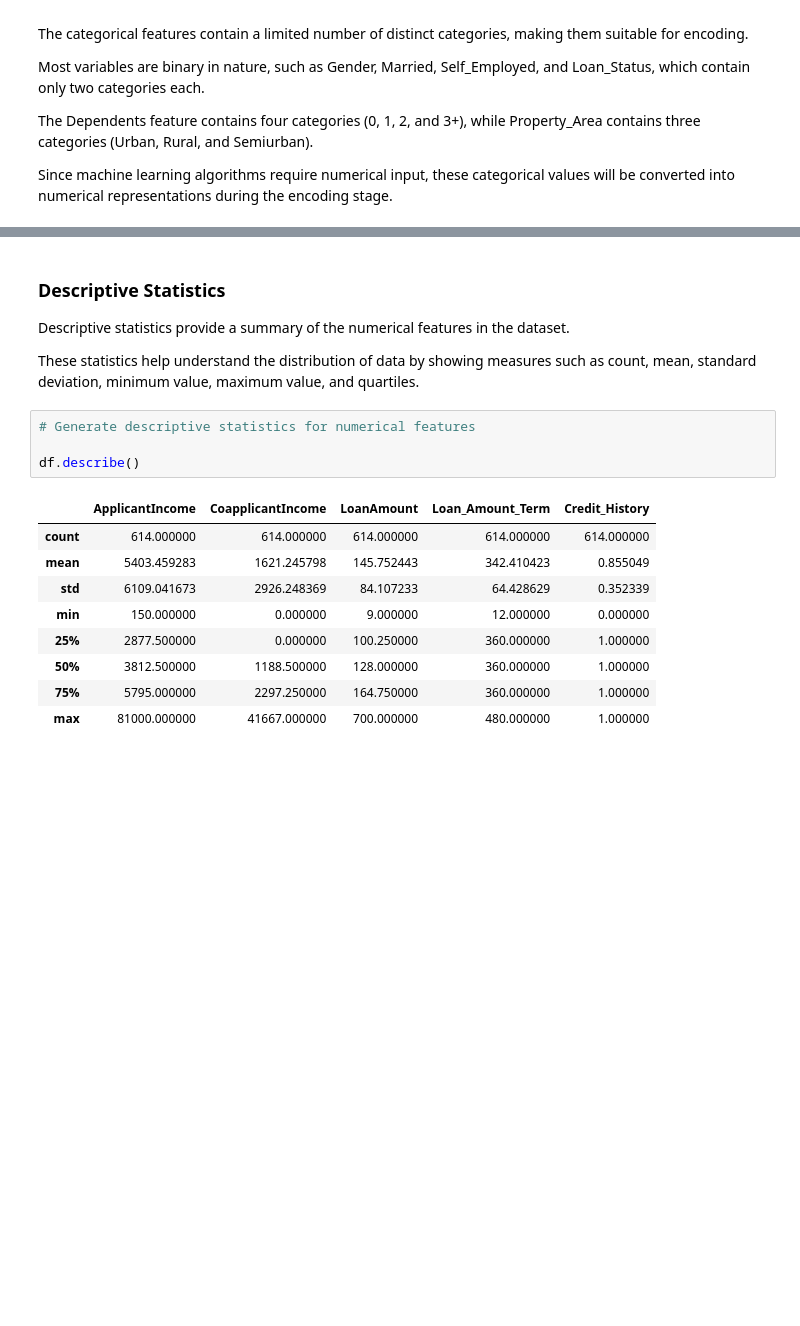
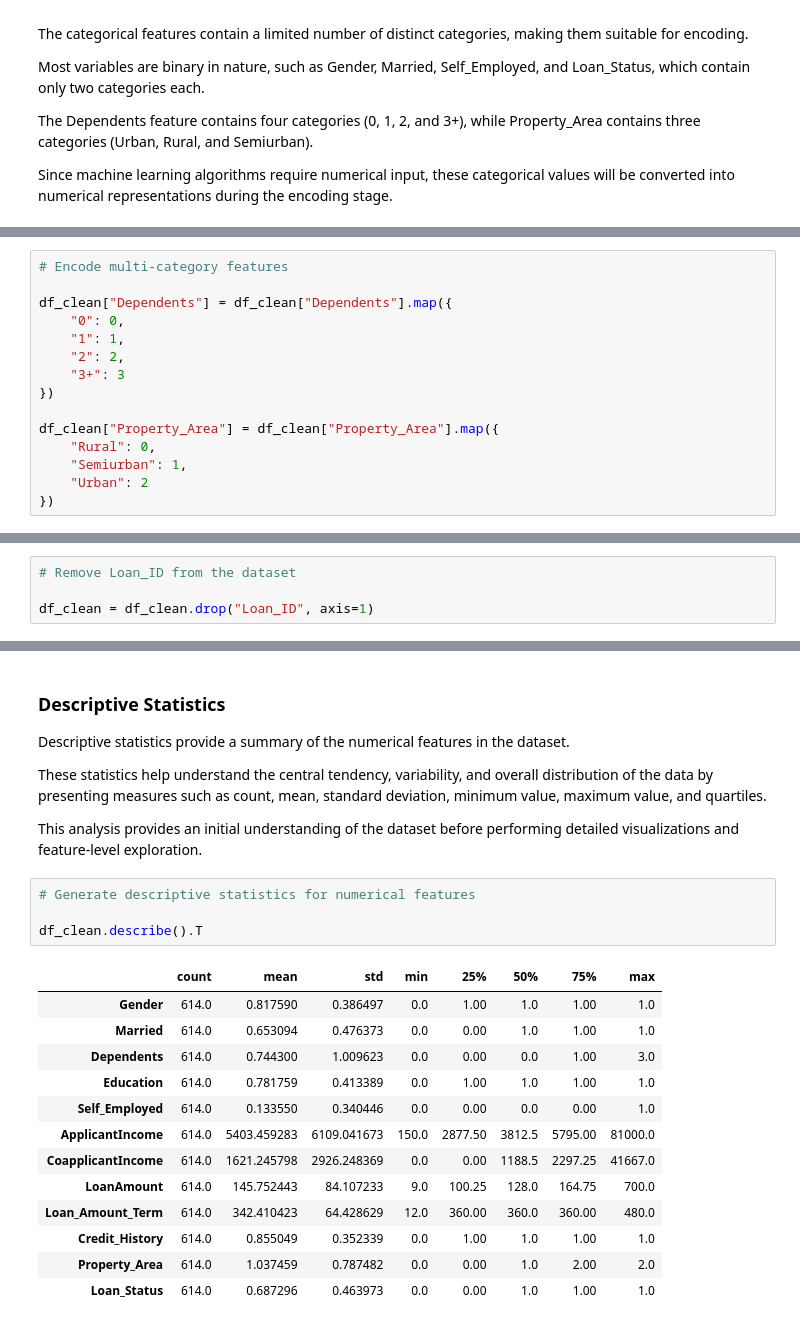
Before and after one commit to huzaifawaheed2/DevelopersHub-Corporation-Internship, a Jupyter notebook: Project-02-Credit-Risk-Prediction/notebooks/credit_risk_prediction.ipynb, the cells around one changed output, grey strips where cells are left out. Cells and saved outputs as stored; diff of their text form; blank space fills up the shorter version.

```diff
--- a/Project-02-Credit-Risk-Prediction/notebooks/credit_risk_prediction.ipynb
+++ b/Project-02-Credit-Risk-Prediction/notebooks/credit_risk_prediction.ipynb
@@ -465,0 +523,15 @@ Since machine learning algorithms require numerical input, these categorical val
+# %%
+# Encode multi-category features
+
+df_clean["Dependents"] = df_clean["Dependents"].map({
+    "0": 0,
+    "1": 1,
+    "2": 2,
+    "3+": 3
+})
+
+df_clean["Property_Area"] = df_clean["Property_Area"].map({
+    "Rural": 0,
+    "Semiurban": 1,
+    "Urban": 2
+})
@@ -465,0 +576,4 @@ Since machine learning algorithms require numerical input, these categorical val
+# %%
+# Remove Loan_ID from the dataset
+
+df_clean = df_clean.drop("Loan_ID", axis=1)
@@ -468,21 +659,27 @@ Since machine learning algorithms require numerical input, these categorical val
 
 Descriptive statistics provide a summary of the numerical features in the dataset.
 
-These statistics help understand the distribution of data by showing measures such as count, mean, standard deviation, minimum value, maximum value, and quartiles.
+These statistics help understand the central tendency, variability, and overall distribution of the data by presenting measures such as count, mean, standard deviation, minimum value, maximum value, and quartiles.
+
+This analysis provides an initial understanding of the dataset before performing detailed visualizations and feature-level exploration.
 # %%
 # Generate descriptive statistics for numerical features
 
-df.describe()
+df_clean.describe().T
 # %% [output]
-|  | ApplicantIncome | CoapplicantIncome | LoanAmount | Loan_Amount_Term | Credit_History |
-| count | 614.000000 | 614.000000 | 614.000000 | 614.000000 | 614.000000 |
-| mean | 5403.459283 | 1621.245798 | 145.752443 | 342.410423 | 0.855049 |
-| std | 6109.041673 | 2926.248369 | 84.107233 | 64.428629 | 0.352339 |
-| min | 150.000000 | 0.000000 | 9.000000 | 12.000000 | 0.000000 |
-| 25% | 2877.500000 | 0.000000 | 100.250000 | 360.000000 | 1.000000 |
-| 50% | 3812.500000 | 1188.500000 | 128.000000 | 360.000000 | 1.000000 |
-| 75% | 5795.000000 | 2297.250000 | 164.750000 | 360.000000 | 1.000000 |
-| max | 81000.000000 | 41667.000000 | 700.000000 | 480.000000 | 1.000000 |
+|  | count | mean | std | min | 25% | 50% | 75% | max |
+| Gender | 614.0 | 0.817590 | 0.386497 | 0.0 | 1.00 | 1.0 | 1.00 | 1.0 |
+| Married | 614.0 | 0.653094 | 0.476373 | 0.0 | 0.00 | 1.0 | 1.00 | 1.0 |
+| Dependents | 614.0 | 0.744300 | 1.009623 | 0.0 | 0.00 | 0.0 | 1.00 | 3.0 |
+| Education | 614.0 | 0.781759 | 0.413389 | 0.0 | 1.00 | 1.0 | 1.00 | 1.0 |
+| Self_Employed | 614.0 | 0.133550 | 0.340446 | 0.0 | 0.00 | 0.0 | 0.00 | 1.0 |
+| ApplicantIncome | 614.0 | 5403.459283 | 6109.041673 | 150.0 | 2877.50 | 3812.5 | 5795.00 | 81000.0 |
+| CoapplicantIncome | 614.0 | 1621.245798 | 2926.248369 | 0.0 | 0.00 | 1188.5 | 2297.25 | 41667.0 |
+| LoanAmount | 614.0 | 145.752443 | 84.107233 | 9.0 | 100.25 | 128.0 | 164.75 | 700.0 |
+| Loan_Amount_Term | 614.0 | 342.410423 | 64.428629 | 12.0 | 360.00 | 360.0 | 360.00 | 480.0 |
+| Credit_History | 614.0 | 0.855049 | 0.352339 | 0.0 | 1.00 | 1.0 | 1.00 | 1.0 |
+| Property_Area | 614.0 | 1.037459 | 0.787482 | 0.0 | 0.00 | 1.0 | 2.00 | 2.0 |
+| Loan_Status | 614.0 | 0.687296 | 0.463973 | 0.0 | 0.00 | 1.0 | 1.00 | 1.0 |
 # %% [markdown]
 #### Observation
 
```
Also changed, not shown: parts of 137 cells of this notebook.
